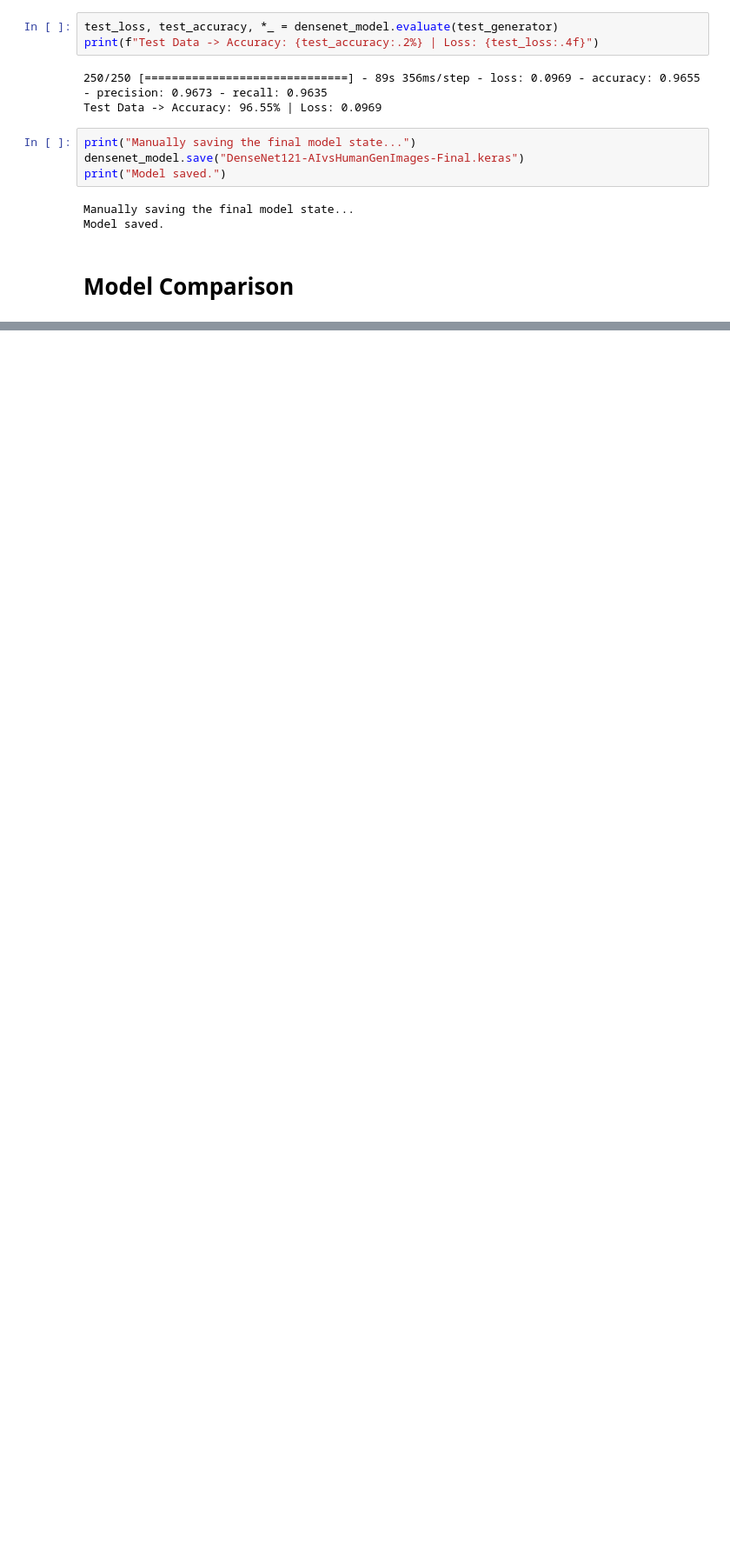
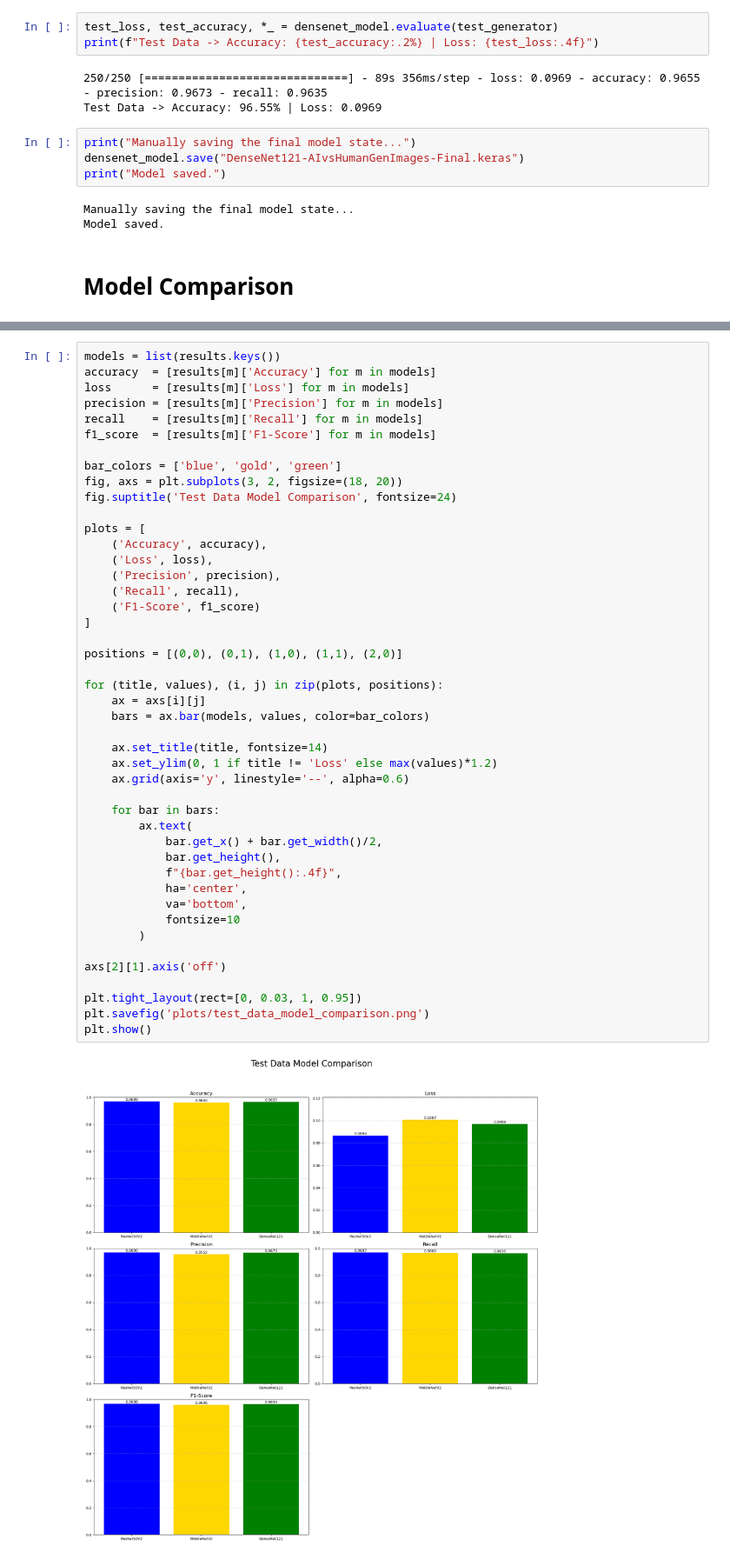
Before and after one commit to mewcurryy/AI-or-Human-Content-Classification_CV, a Jupyter notebook: project_CV.ipynb, the cells around one changed output, grey strips where cells are left out. Shown at 87% size. Cells and saved outputs as stored; diff of their text form; blank space fills up the shorter version.

```diff
--- a/project_CV.ipynb
+++ b/project_CV.ipynb
@@ -660,0 +632,47 @@ plt.show()
+# %%
+models = list(results.keys())
+accuracy  = [results[m]['Accuracy'] for m in models]
+loss      = [results[m]['Loss'] for m in models]
+precision = [results[m]['Precision'] for m in models]
+recall    = [results[m]['Recall'] for m in models]
+f1_score  = [results[m]['F1-Score'] for m in models]
+
+bar_colors = ['blue', 'gold', 'green']
+fig, axs = plt.subplots(3, 2, figsize=(18, 20))
+fig.suptitle('Test Data Model Comparison', fontsize=24)
+
+plots = [
+    ('Accuracy', accuracy),
+    ('Loss', loss),
+    ('Precision', precision),
+    ('Recall', recall),
+    ('F1-Score', f1_score)
+]
+
+positions = [(0,0), (0,1), (1,0), (1,1), (2,0)]
+
+for (title, values), (i, j) in zip(plots, positions):
+    ax = axs[i][j]
+    bars = ax.bar(models, values, color=bar_colors)
+
+    ax.set_title(title, fontsize=14)
+    ax.set_ylim(0, 1 if title != 'Loss' else max(values)*1.2)
+    ax.grid(axis='y', linestyle='--', alpha=0.6)
+
+    for bar in bars:
+        ax.text(
+            bar.get_x() + bar.get_width()/2,
+            bar.get_height(),
+            f"{bar.get_height():.4f}",
+            ha='center',
+            va='bottom',
+            fontsize=10
+        )
+
+axs[2][1].axis('off')
+
+plt.tight_layout(rect=[0, 0.03, 1, 0.95])
+plt.savefig('plots/test_data_model_comparison.png')
+plt.show()
+# %% [output]
+[figure, added]
```
Also changed, not shown: parts of 7 cells of this notebook, 7 other files.
